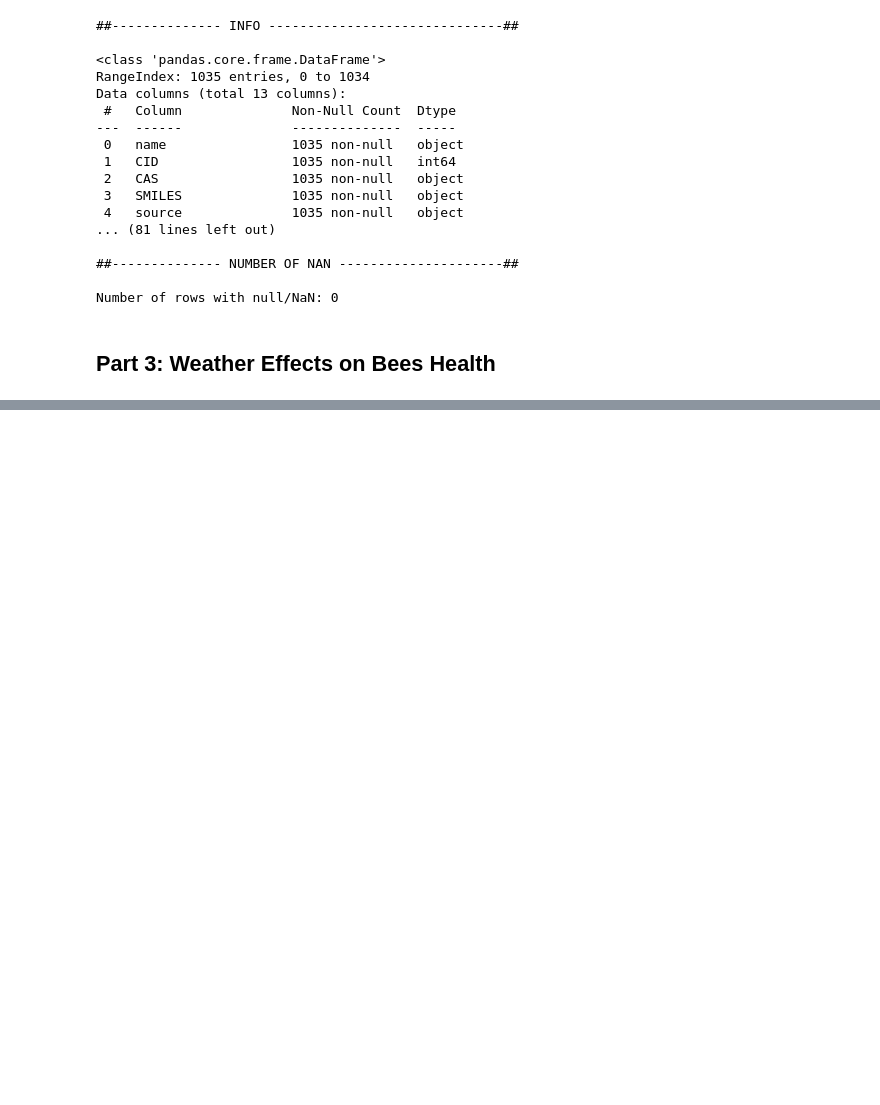
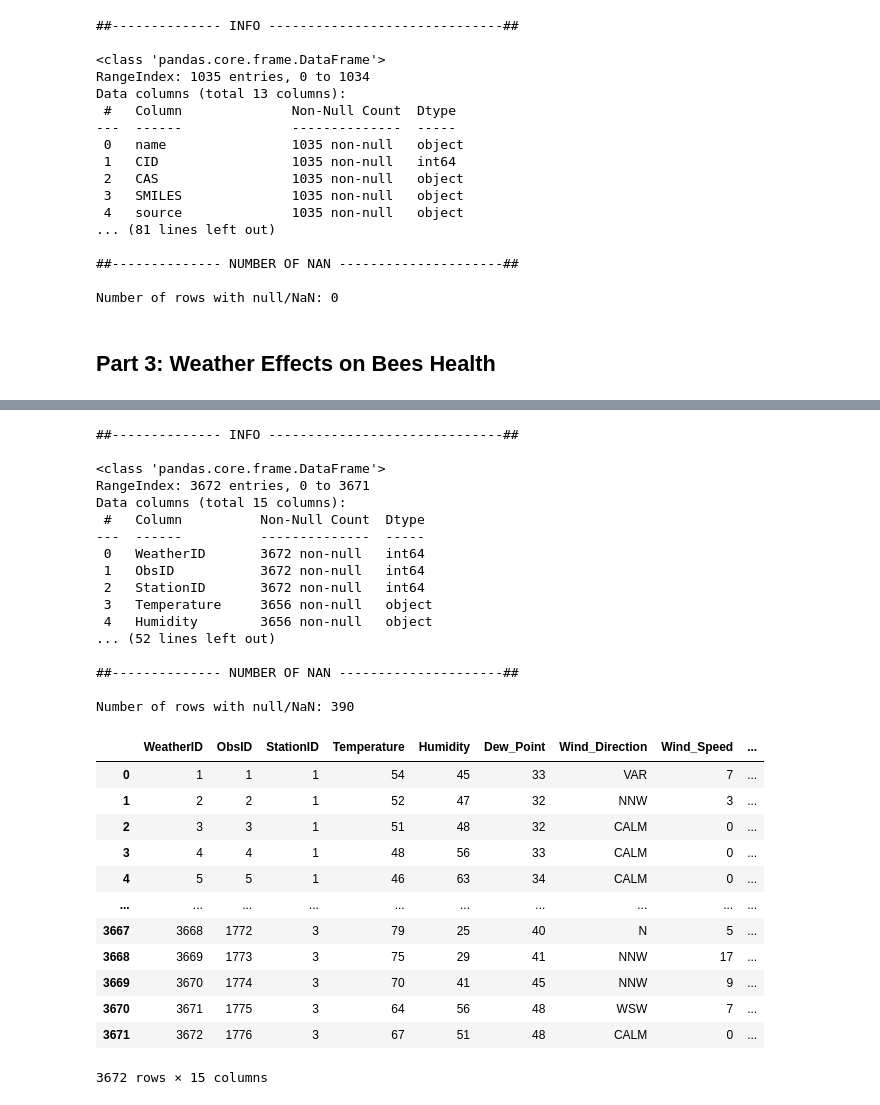
Before and after one commit to Ddav3/Bees_production_analysis, a Jupyter notebook: honey_production.ipynb, the cells around one changed output, grey strips where cells are left out. Saved outputs shown, nothing was run; the diff lists cells and outputs as text; code cells hidden in the pictures; blank space fills up the shorter version.

```diff
--- a/honey_production.ipynb
+++ b/honey_production.ipynb
@@ -178,0 +194,36 @@ Number of rows with null/NaN: 0
+# %%
+table = inspections_on_weather_dict["Hourly_Weather"]
+utils.EDA(table)
+
+table
+# %% [output]
+##-------------- INFO ------------------------------##
+
+<class 'pandas.core.frame.DataFrame'>
+RangeIndex: 3672 entries, 0 to 3671
+Data columns (total 15 columns):
+ #   Column          Non-Null Count  Dtype
+---  ------          --------------  -----
+ 0   WeatherID       3672 non-null   int64
+ 1   ObsID           3672 non-null   int64
+ 2   StationID       3672 non-null   int64
+ 3   Temperature     3656 non-null   object
+ 4   Humidity        3656 non-null   object
+... (52 lines left out)
+
+##-------------- NUMBER OF NAN ---------------------##
+
+Number of rows with null/NaN: 390
+|  | WeatherID | ObsID | StationID | Temperature | Humidity | Dew_Point | Wind_Direction | Wind_Speed | ... |
+| 0 | 1 | 1 | 1 | 54 | 45 | 33 | VAR | 7 | ... |
+| 1 | 2 | 2 | 1 | 52 | 47 | 32 | NNW | 3 | ... |
+| 2 | 3 | 3 | 1 | 51 | 48 | 32 | CALM | 0 | ... |
+| 3 | 4 | 4 | 1 | 48 | 56 | 33 | CALM | 0 | ... |
+| 4 | 5 | 5 | 1 | 46 | 63 | 34 | CALM | 0 | ... |
+| ... | ... | ... | ... | ... | ... | ... | ... | ... | ... |
+| 3667 | 3668 | 1772 | 3 | 79 | 25 | 40 | N | 5 | ... |
+| 3668 | 3669 | 1773 | 3 | 75 | 29 | 41 | NNW | 17 | ... |
+| 3669 | 3670 | 1774 | 3 | 70 | 41 | 45 | NNW | 9 | ... |
+| 3670 | 3671 | 1775 | 3 | 64 | 56 | 48 | WSW | 7 | ... |
+| 3671 | 3672 | 1776 | 3 | 67 | 51 | 48 | CALM | 0 | ... |
+3672 rows × 15 columns
```
Also changed, not shown: parts of 9 cells of this notebook.
